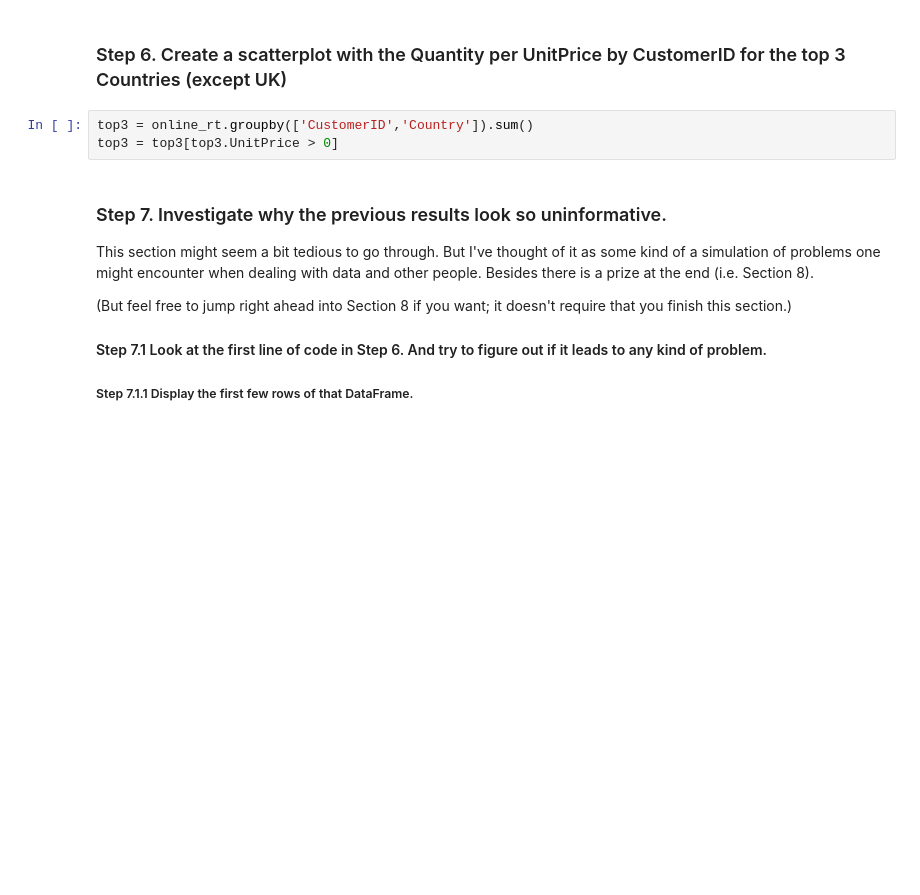
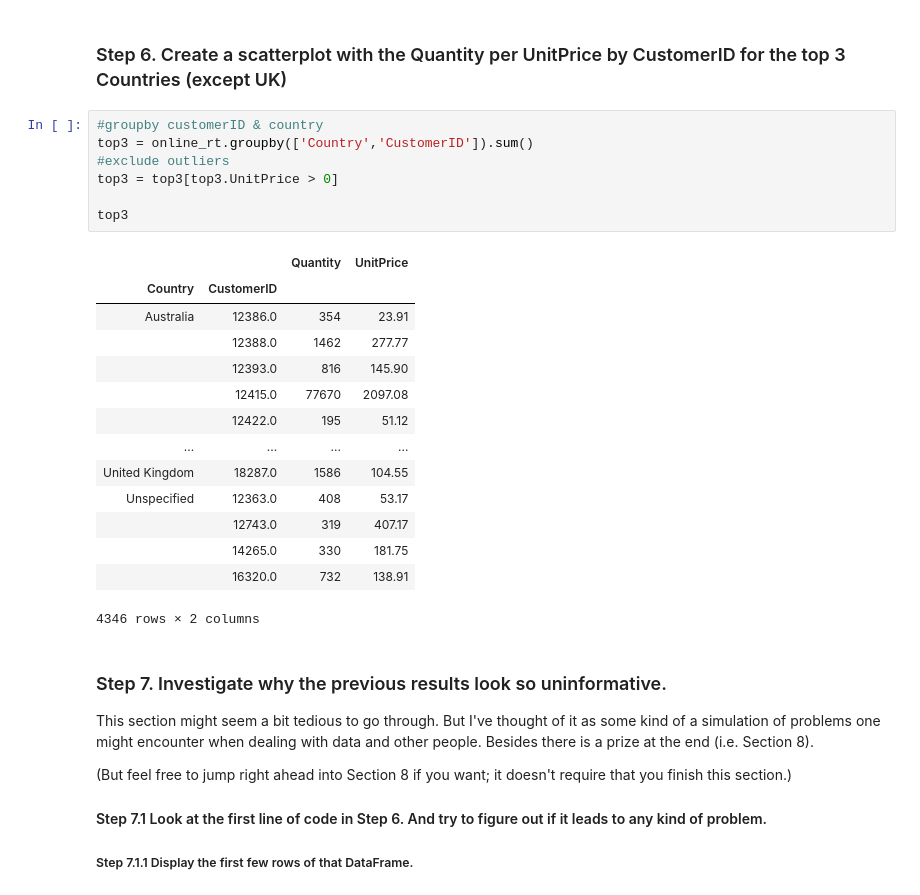
Before and after one commit to henrylam07/pandas_exercises, a Jupyter notebook: 07_Visualization/Online_Retail/Exercises.ipynb, the cells around one changed output. Drawn from its saved outputs; the diff is of its cells as text; blank space fills up the shorter version.

```diff
--- a/07_Visualization/Online_Retail/Exercises.ipynb
+++ b/07_Visualization/Online_Retail/Exercises.ipynb
@@ -108,8 +108,27 @@ online_rt.head()
 # %% [markdown]
 ### Step 6. Create a scatterplot with the Quantity per UnitPrice by CustomerID for the top 3 Countries (except UK)
 # %%
-top3 = online_rt.groupby(['CustomerID','Country']).sum()
+#groupby customerID & country
+top3 = online_rt.groupby(['Country','CustomerID']).sum()
+#exclude outliers
 top3 = top3[top3.UnitPrice > 0]
+
+top3
+# %% [output]
+|  |  | Quantity | UnitPrice |
+| Country | CustomerID |  |  |
+| Australia | 12386.0 | 354 | 23.91 |
+|  | 12388.0 | 1462 | 277.77 |
+|  | 12393.0 | 816 | 145.90 |
+|  | 12415.0 | 77670 | 2097.08 |
+|  | 12422.0 | 195 | 51.12 |
+| ... | ... | ... | ... |
+| United Kingdom | 18287.0 | 1586 | 104.55 |
+| Unspecified | 12363.0 | 408 | 53.17 |
+|  | 12743.0 | 319 | 407.17 |
+|  | 14265.0 | 330 | 181.75 |
+|  | 16320.0 | 732 | 138.91 |
+4346 rows × 2 columns
 # %% [markdown]
 ### Step 7. Investigate why the previous results look so uninformative.
 
```
Also changed, not shown: parts of 1 cell of this notebook.
